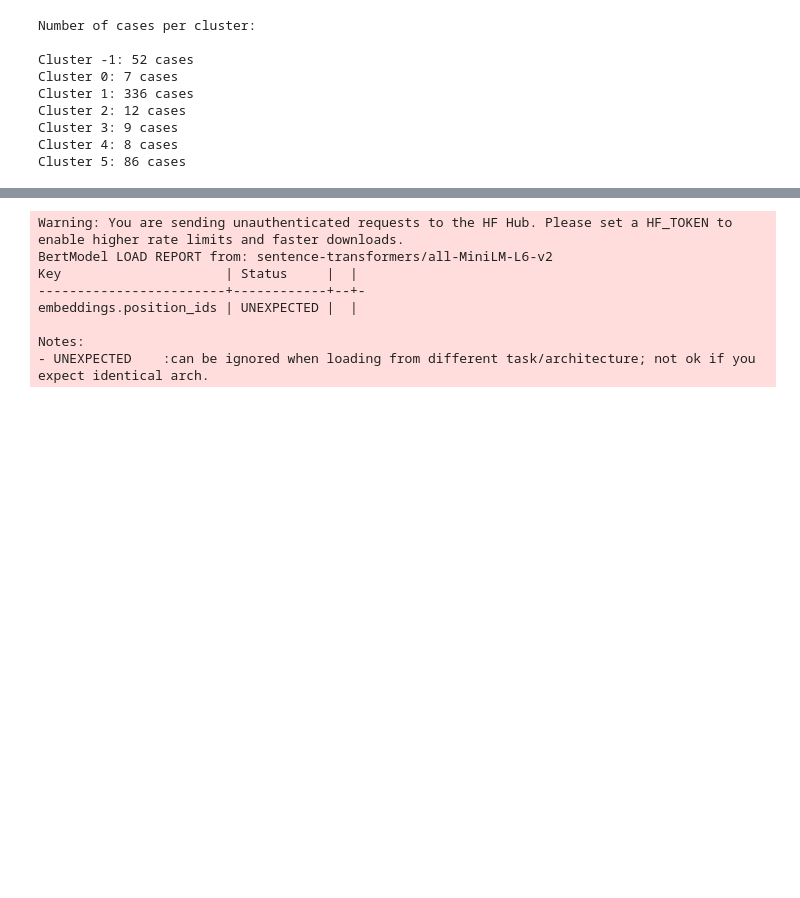
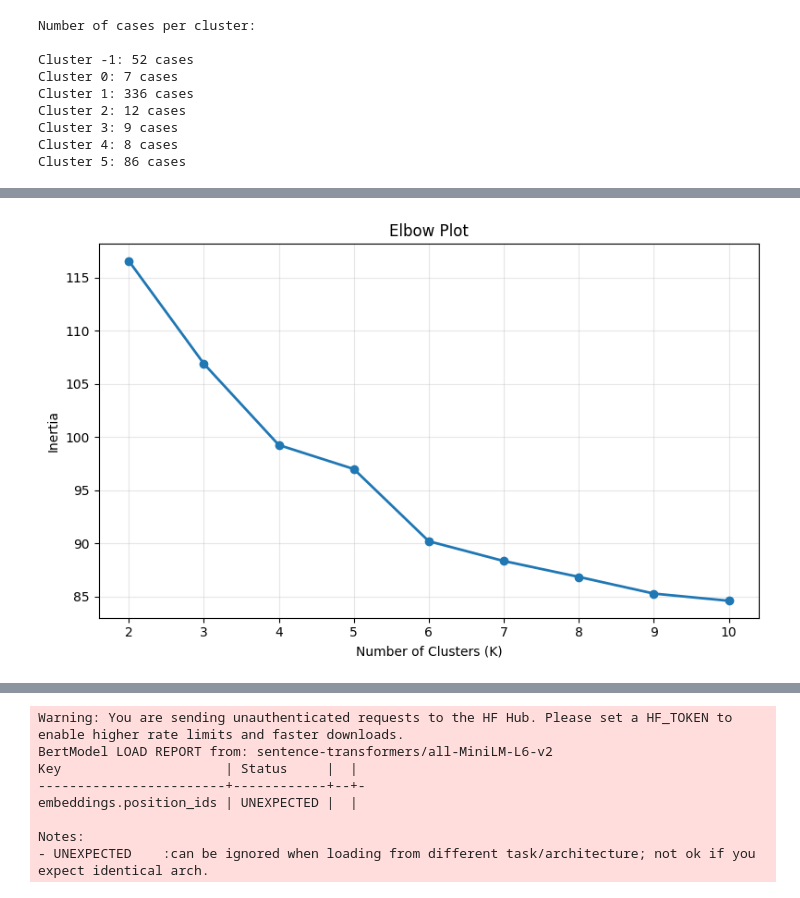
Before and after one commit to romane-lg/Ontario-Court-Cases, a Jupyter notebook: notebook.ipynb, the cells around one changed output, grey strips where cells are left out. Cells and saved outputs as stored; diff of their text form; code cells hidden in the pictures; blank space fills up the shorter version.

```diff
--- a/notebook.ipynb
+++ b/notebook.ipynb
@@ -218,0 +387,21 @@ Regarding Cluster -1, these are the noise points identified by HDBSCAN. They rep
+# %%
+# ELBOW PLOT - find optimal K for K-Means, rather than picking six clusters because HDBSCAN did.
+inertia = []
+k_range = range(2, 11)
+
+for k in k_range:
+    km = KMeans(n_clusters=k, random_state=42, n_init=10)
+    km.fit(embeddings)
+    inertia.append(km.inertia_)
+
+plt.figure(figsize=(8, 5))
+plt.plot(k_range, inertia, marker='o', linewidth=2)
+plt.title("Elbow Plot")
+plt.xlabel("Number of Clusters (K)")
+plt.ylabel("Inertia")
+plt.xticks(k_range)
+plt.grid(True, alpha=0.3)
+plt.tight_layout()
+plt.show()
+# %% [output]
+[figure, added]
```
Also changed, not shown: parts of 20 cells of this notebook.
